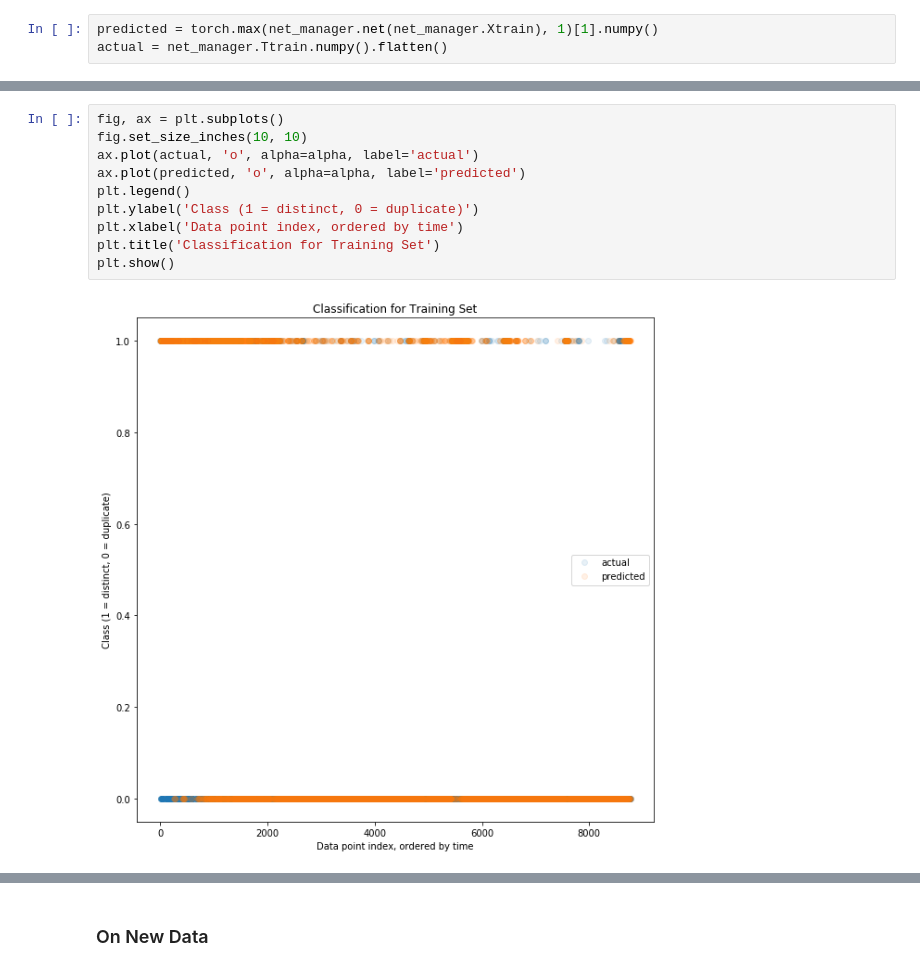
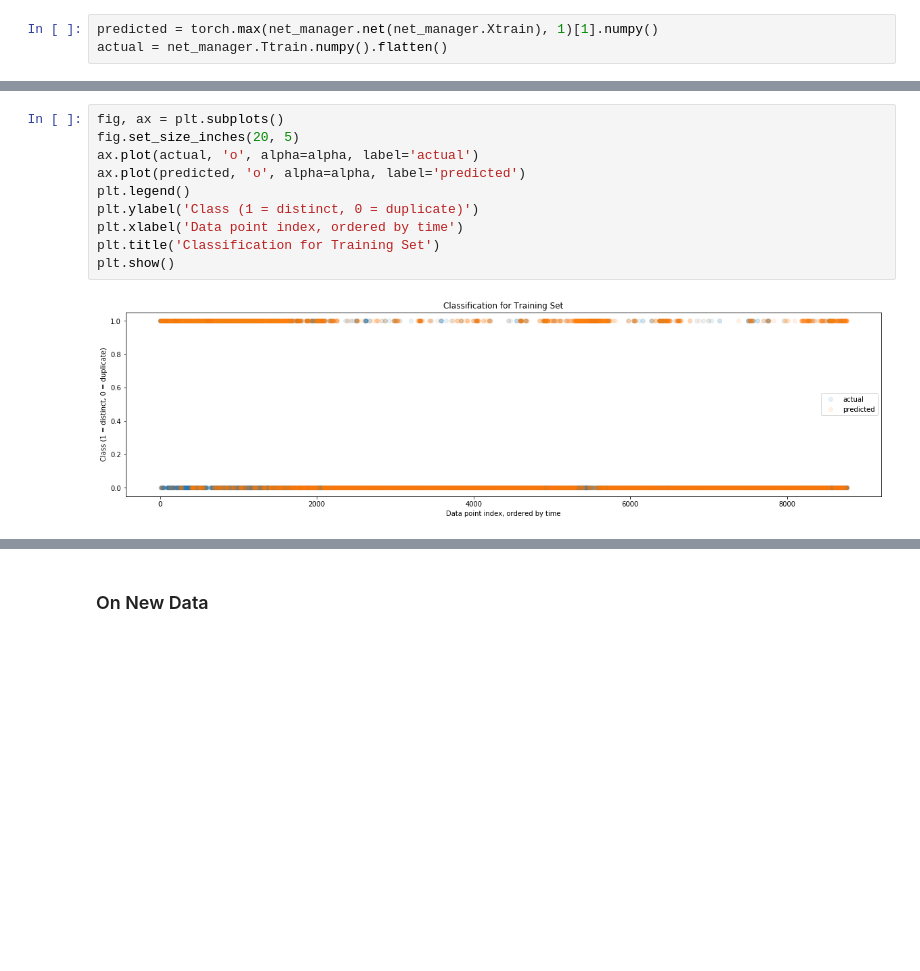
Before and after one commit to adolan5/BGPDistinct, a Jupyter notebook: notebooks/BGPDistinct.ipynb, the cells around one changed output, grey strips where cells are left out. Saved outputs shown, nothing was run; the diff lists cells and outputs as text; blank space fills up the shorter version.

Commit message:
Update notebook graphs

```diff
--- a/notebooks/BGPDistinct.ipynb
+++ b/notebooks/BGPDistinct.ipynb
@@ -108,15 +108,15 @@ array([1, 1, 1, ..., 0, 0, 1])
 # %%
 fig, ax = plt.subplots()
-fig.set_size_inches(10, 10)
+fig.set_size_inches(20, 5)
 ax.plot(actual, 'o', alpha=alpha, label='actual')
 ax.plot(predicted, 'o', alpha=alpha, label='predicted')
 plt.legend()
 plt.ylabel('Class (1 = distinct, 0 = duplicate)')
 plt.xlabel('Data point index, ordered by time')
 plt.title('Classification for Training Set')
 plt.show()
 # %% [output]
-[figure, old version]
+[figure, new version]
 # %%
 net_manager.get_correct(predicted, actual)
 # %% [output]
```
Also changed, not shown: parts of 9 cells of this notebook.
